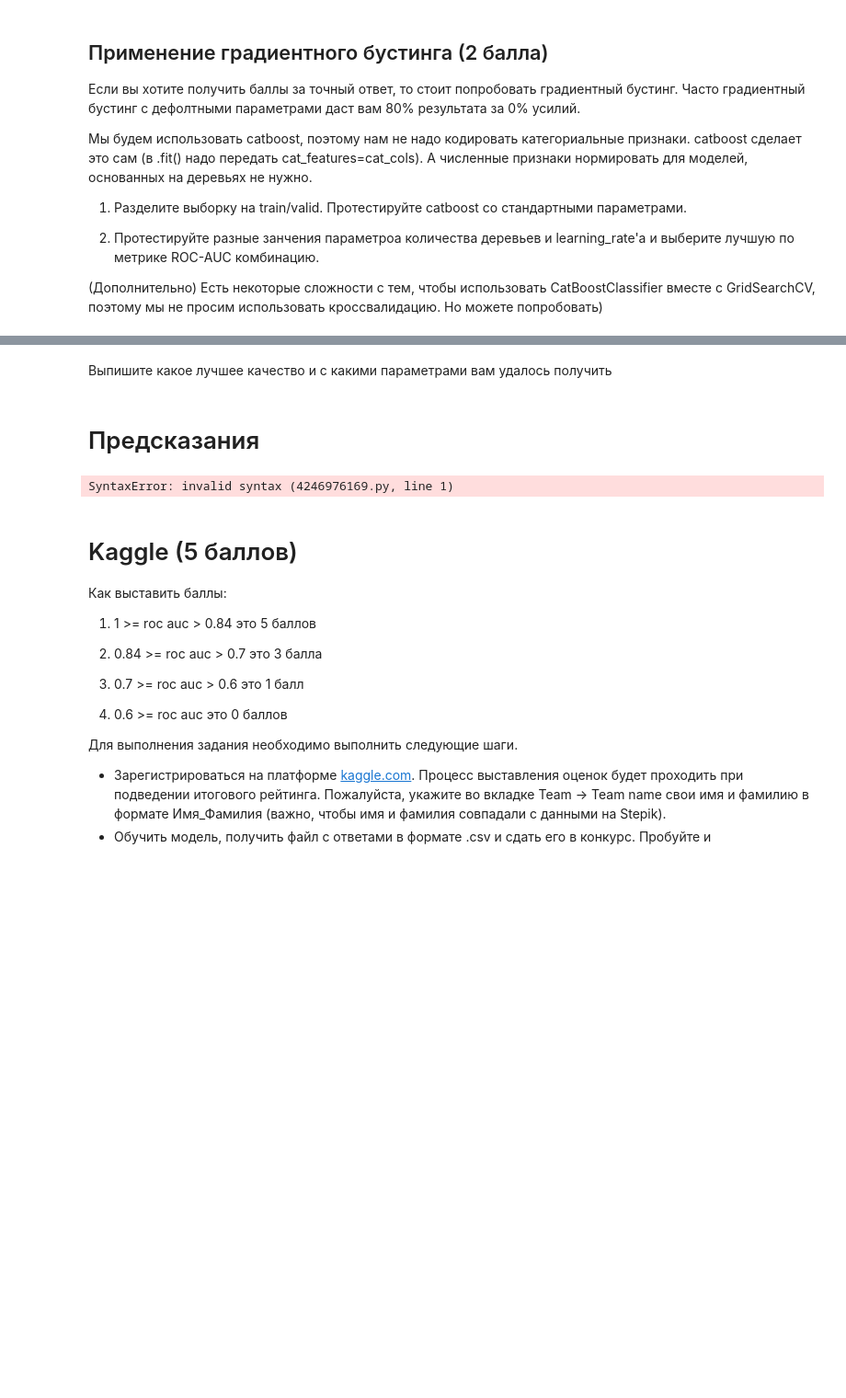
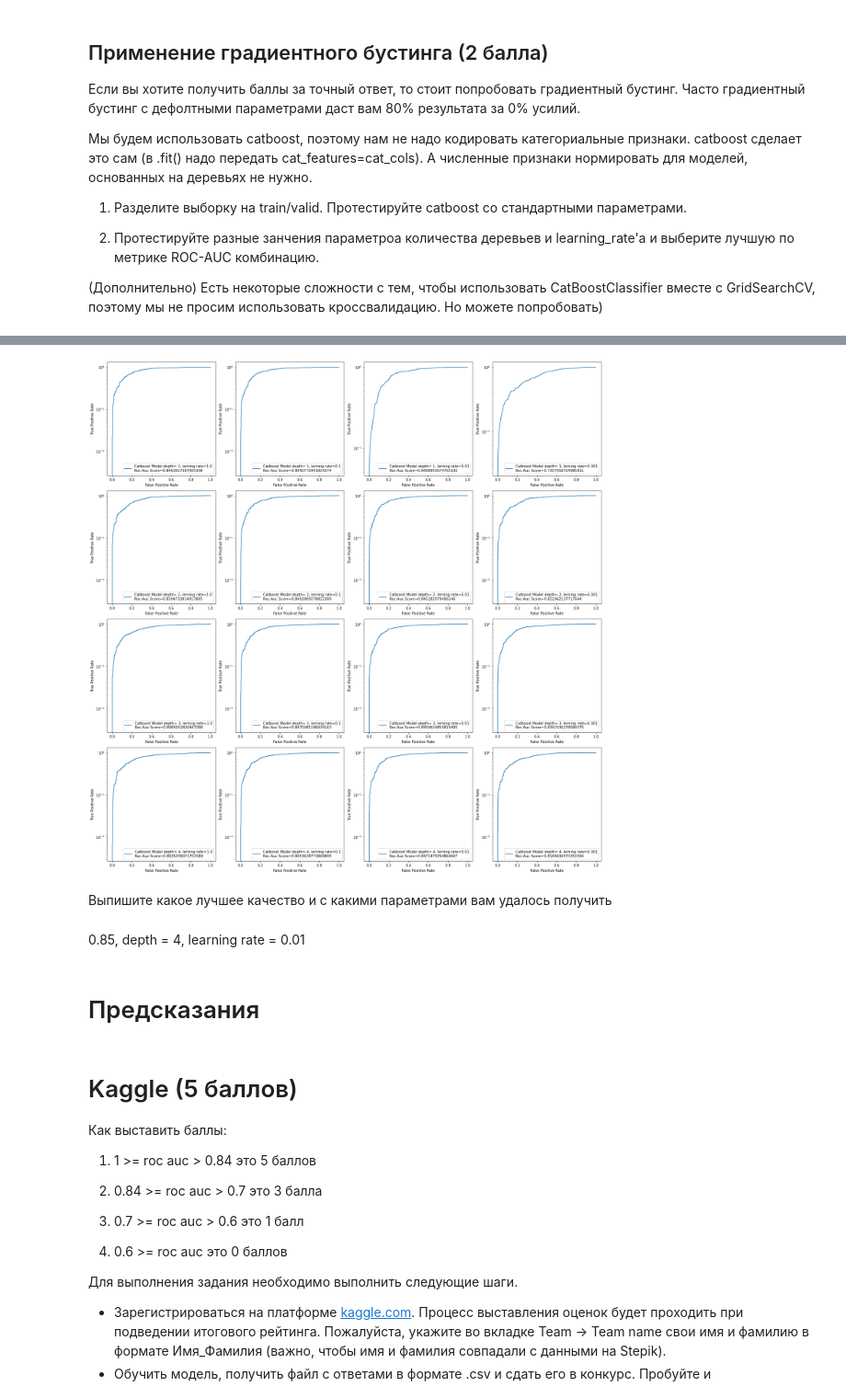
Before and after one commit to MrAntonS/ML22, a Jupyter notebook: 16.1. Домашнее задание. Решение ML-задачи и kaggle/baseline.ipynb, the cells around one changed output, grey strips where cells are left out. Shown at 92% size. Drawn from its saved outputs; the diff is of its cells as text; code cells hidden in the pictures; blank space fills up the shorter version.

```diff
--- a/16.1. Домашнее задание. Решение ML-задачи и kaggle/baseline.ipynb
+++ b/16.1. Домашнее задание. Решение ML-задачи и kaggle/baseline.ipynb
@@ -296,28 +309,34 @@ roc_auc_score(y_valid, xgboost_model.predict_proba(X_valid_xgboost)[:, 1])
 # %%
 # YOUR CODE
 import catboost
 from sklearn.metrics import roc_curve
-depth = np.arange(1, 4)
-lr = np.logspace(0, -2, num=3, base=10)
-fig, ax = plt.subplots(3, 3, figsize=(20, 20))
+depth = np.arange(1, 5)
+lr = np.logspace(0, -3, num=4, base=10)
+fig, ax = plt.subplots(4, 4, figsize=(20, 20))
 for i_num, i in enumerate(depth):
     for j_num, j in enumerate(lr):
         catboost_model = catboost.CatBoostClassifier(
-            cat_features=cat_cols, depth=i, learning_rate=j)
+            cat_features=cat_cols,
+            depth=i,
+            learning_rate=j,
+            n_estimators=284,
+        )
         catboost_model.fit(X_train, y_train, logging_level='Silent')
         pred = catboost_model.predict_proba(X_valid)[:, 1]
         # roc_auc_score(y_valid, catboost_model.predict_proba(X_valid)[:, 1])
         cb_fpr, cb_tpr, _ = roc_curve(y_valid, pred)
-        ax[i_num, j_num].plot(cb_tpr, cb_fpr, label=f'Catboost Model depth= {i}, lerning rate={j}')
-        ax[i_num, j_num].set_xscale('log')
+        ax[i_num, j_num].plot(cb_fpr, cb_tpr, linestyle='-', label=f'Catboost Model depth= {i}, lerning rate={j}\nRoc-Auc Score={roc_auc_score(y_valid, pred)}')
+        ax[i_num, j_num].set_yscale('log')
         ax[i_num, j_num].set_xlabel('False Positive Rate')
         ax[i_num, j_num].set_ylabel('True Positive Rate')
+        # ax[i_num, j_num].text(0.5, 10**-2, f"")
         ax[i_num, j_num].legend()
+        fig.tight_layout()
+# %% [output]
+[figure, added]
 # %% [markdown]
 Выпишите какое лучшее качество и с какими параметрами вам удалось получить
+# %% [markdown]
+0.85, depth = 4, learning rate = 0.01
 # %% [markdown]
 # Предсказания
-# %%
-best_model = # какая-то предыдущая модель
-# %% [output]
-SyntaxError: invalid syntax (4246976169.py, line 1)
```
Also changed, not shown: parts of 8 cells of this notebook, 1 other file.
